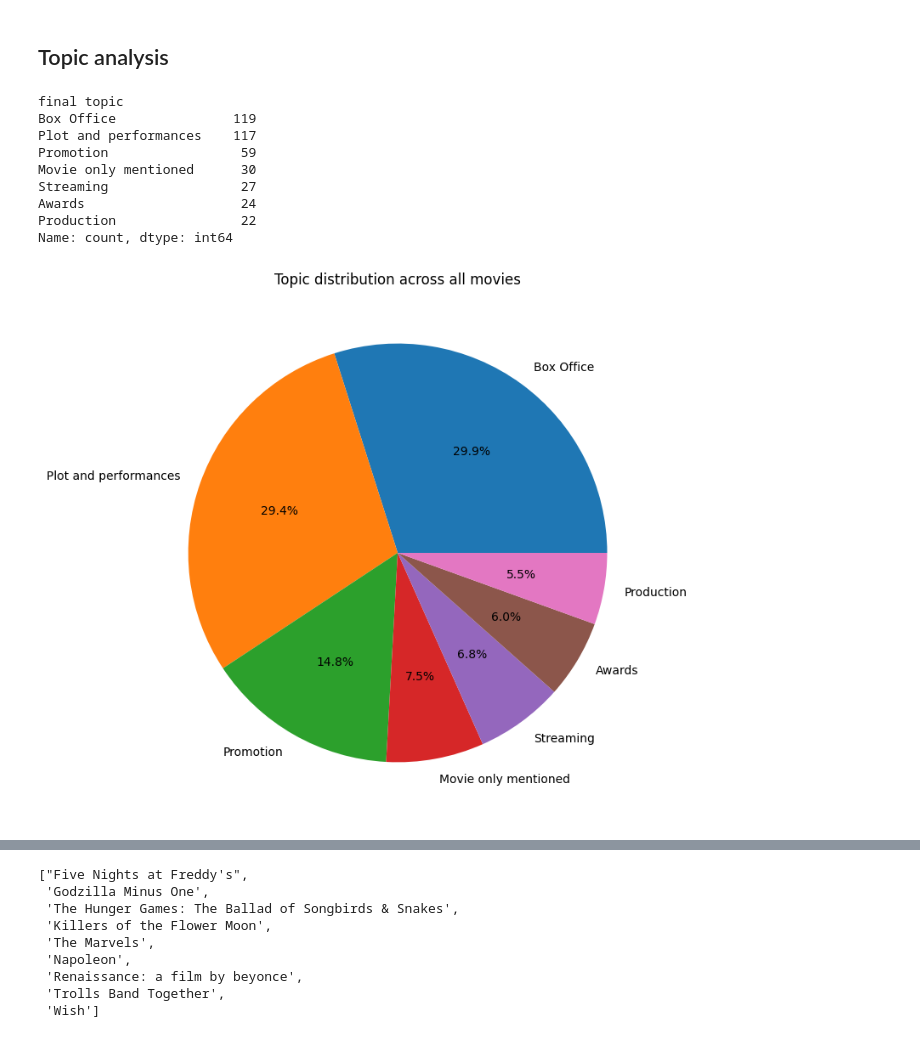
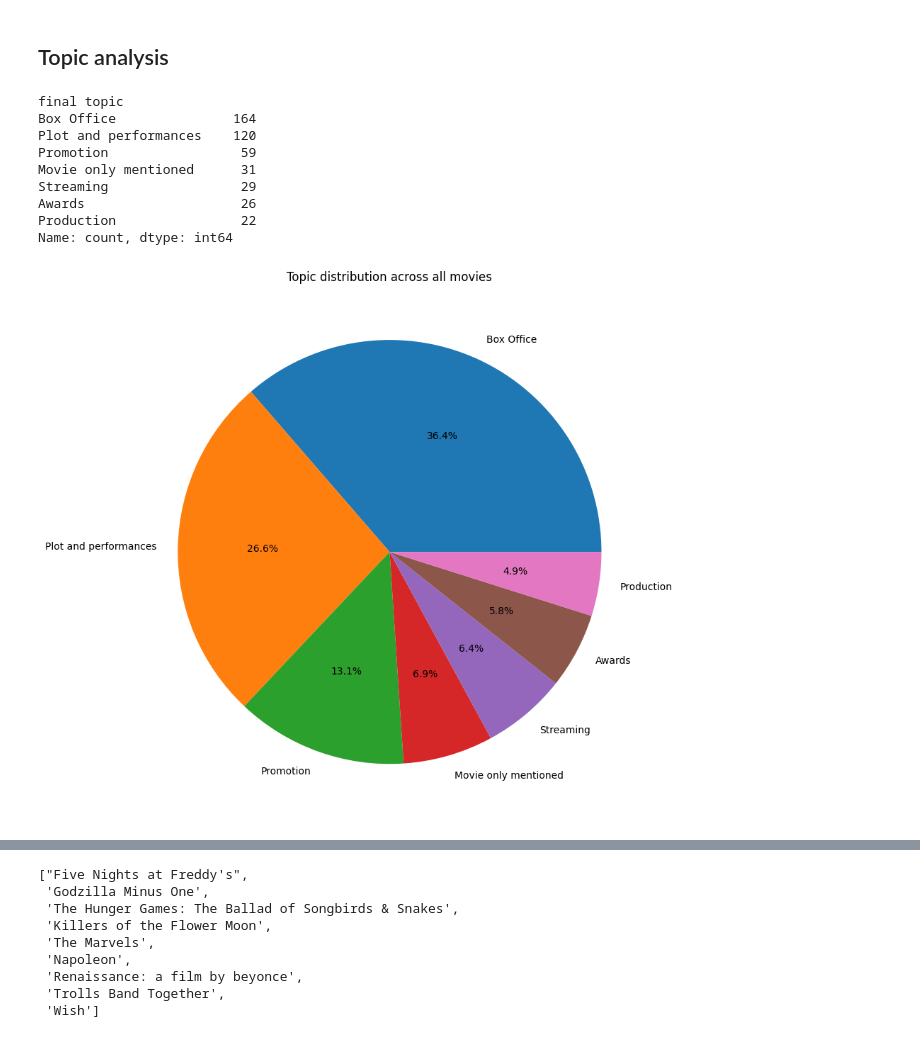
Before and after one commit to TristanLeclair/COMP370FinalProject, a Jupyter notebook: notebooks/complete_analysis.ipynb, the cells around one changed output, grey strips where cells are left out. Saved outputs shown, nothing was run; the diff lists cells and outputs as text; code cells hidden in the pictures.

Commit message:
Fix analysis
DataFrame.explode() being assigned to a column had some strange side effects, lower our total number of movies mentionned
and by extension, the topics

```diff
--- a/notebooks/complete_analysis.ipynb
+++ b/notebooks/complete_analysis.ipynb
@@ -220,29 +254,33 @@ plt.show()
 df_topics = df_clean.copy()
 
 col = Headers.final_topic.value
+movie_col = Headers.final_movie.value
 
 df_topics = df_topics[df_topics[col] != Topics.Not_coded.value]
 df_topics = df_topics[
     df_topics[Headers.final_movie.value] != Movies.Not_mentioned.value]
 df_topics[col] = df_topics[col].map(lambda topic: full_topic(Topics[topic]))
+df_topics[movie_col] = df_topics[movie_col].str.split(', ')
+df_topics = df_topics.explode(movie_col)
 topic_counts = df_topics[col].value_counts()
 topic_counts
 # %% [output]
 final topic
-Box Office               119
-Plot and performances    117
+Box Office               164
+Plot and performances    120
 Promotion                 59
-Movie only mentioned      30
-Streaming                 27
-Awards                    24
+Movie only mentioned      31
+Streaming                 29
+Awards                    26
 Production                22
 Name: count, dtype: int64
 # %%
 topic_counts.plot(kind='pie', subplots=True, figsize=(12, 8),
                   autopct=lambda p: '{:.1f}%'.format(p) if p > 0 else '')
 plt.title('Topic distribution across all movies')
 plt.ylabel('')
 plt.savefig('./final_figs/Total topic distribution.png')
+plt.tight_layout()
 plt.show()
 # %% [output]
-[figure, old version]
+[figure, new version]
```
Also changed, not shown: parts of 9 cells of this notebook, 3 other files.
